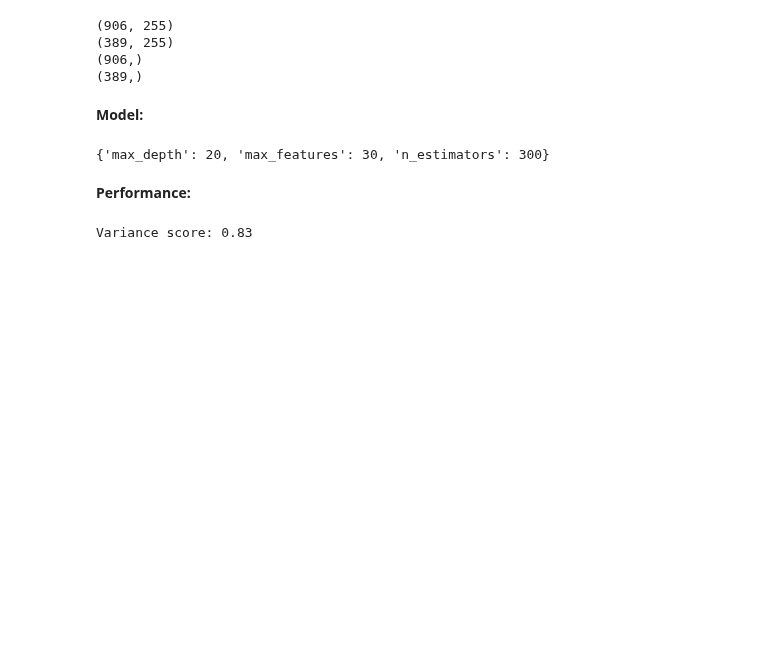
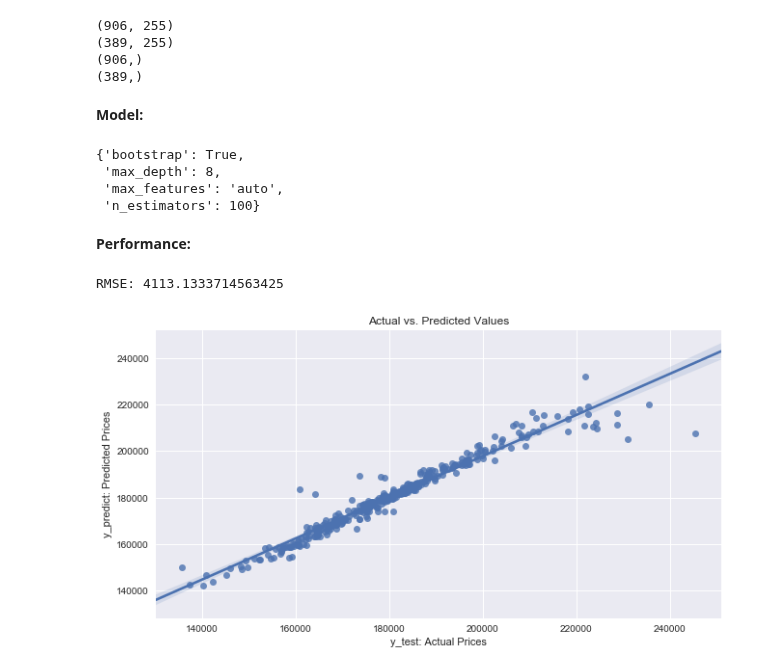
Before and after one commit to AlfredMtz/Springboard, a Jupyter notebook: Ames_project/amesproject.ipynb, the cells around one changed output. Drawn from its saved outputs; the diff is of its cells as text; code cells hidden in the pictures; blank space fills up the shorter version.

Commit message:
add RMSE and Feature Importance

```diff
--- a/Ames_project/amesproject.ipynb
+++ b/Ames_project/amesproject.ipynb
@@ -220,33 +222,48 @@ print(y_test.shape)
 # %%
 # It averages to one overall mean, from the mean prediction of each individual tree
 # to improve the predictive accuracy and controls overfitting from single decision trees
-regr = RandomForestRegressor()
+rfr = RandomForestRegressor()
 
 # Range of different parameters, try to find the bests between these.
-param_grid = {'n_estimators': [100, 300],
-             'max_features' : [10, 30],
-             'max_depth'    : [10, 20]}
+param_grid = {'n_estimators': [100, 250, 300],
+             'max_features' : ["auto", "sqrt", "log2"],
+             'max_depth'    : [2,4,8],
+             "bootstrap"    : [True, False]}
 
 # Search for previous specify parameters, within the given estimator RandomForestRegressor()
-regr_grid = GridSearchCV(regr, param_grid)
+rfr_grid = GridSearchCV(rfr, param_grid)
 
 # Build a forest of trees from the training set (X_train, y_train)
-regr_grid.fit(X_train, y_train)
+rfr_grid.fit(X_train, y_train)
 
 # regr_grid.best_params_ --> Function to see best parameters
 # Take best found parameters and predict values
-y_estimate = regr_grid.best_estimator_.predict(X_test)
+y_predict = rfr_grid.best_estimator_.predict(X_test)
 # %%
-regr_grid.best_params_
+rfr_grid.best_params_
 # %% [output]
-{'max_depth': 20, 'max_features': 30, 'n_estimators': 300}
+{'bootstrap': True,
+ 'max_depth': 8,
+ 'max_features': 'auto',
+ 'n_estimators': 100}
 # %% [markdown]
 **Performance:**
-# %%
-# Explained variance score: 1 is perfect prediction
-
-# % score that can explain price difference between actual prices
-# and predicted prices in the model.
-print('Variance score: %.2f' % r2_score(y_test, y_estimate))
-# %% [output]
-Variance score: 0.83
+# %%
+# Mean Square Error
+MSE = mean_squared_error(y_test, y_predict)
+
+# Root Mean Square Error
+RMSE = sqrt(MSE)
+print("RMSE:", RMSE)
+# %% [output]
+RMSE: 4113.1333714563425
+# %%
+fig, ax = plt.subplots()
+fig.set_size_inches(10.5, 5.5)
+ax = sns.regplot(y_test, y_predict)
+ax.set_title('Actual vs. Predicted Values')
+ax.set_xlabel('y_test: Actual Prices')
+ax.set_ylabel('y_predict: Predicted Prices')
+plt.show()
+# %% [output]
+[figure, added]
```
Also changed, not shown: parts of 3 cells of this notebook.
